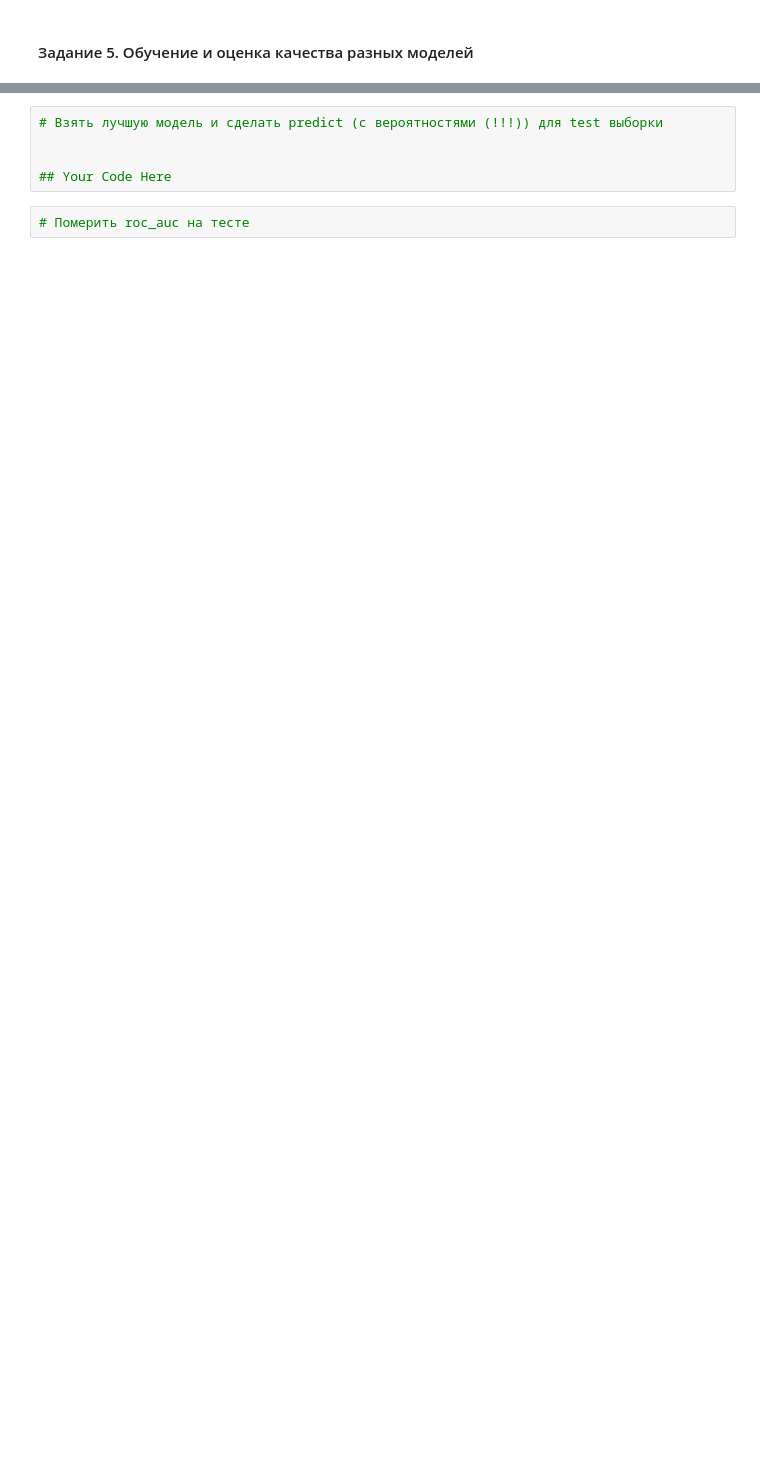
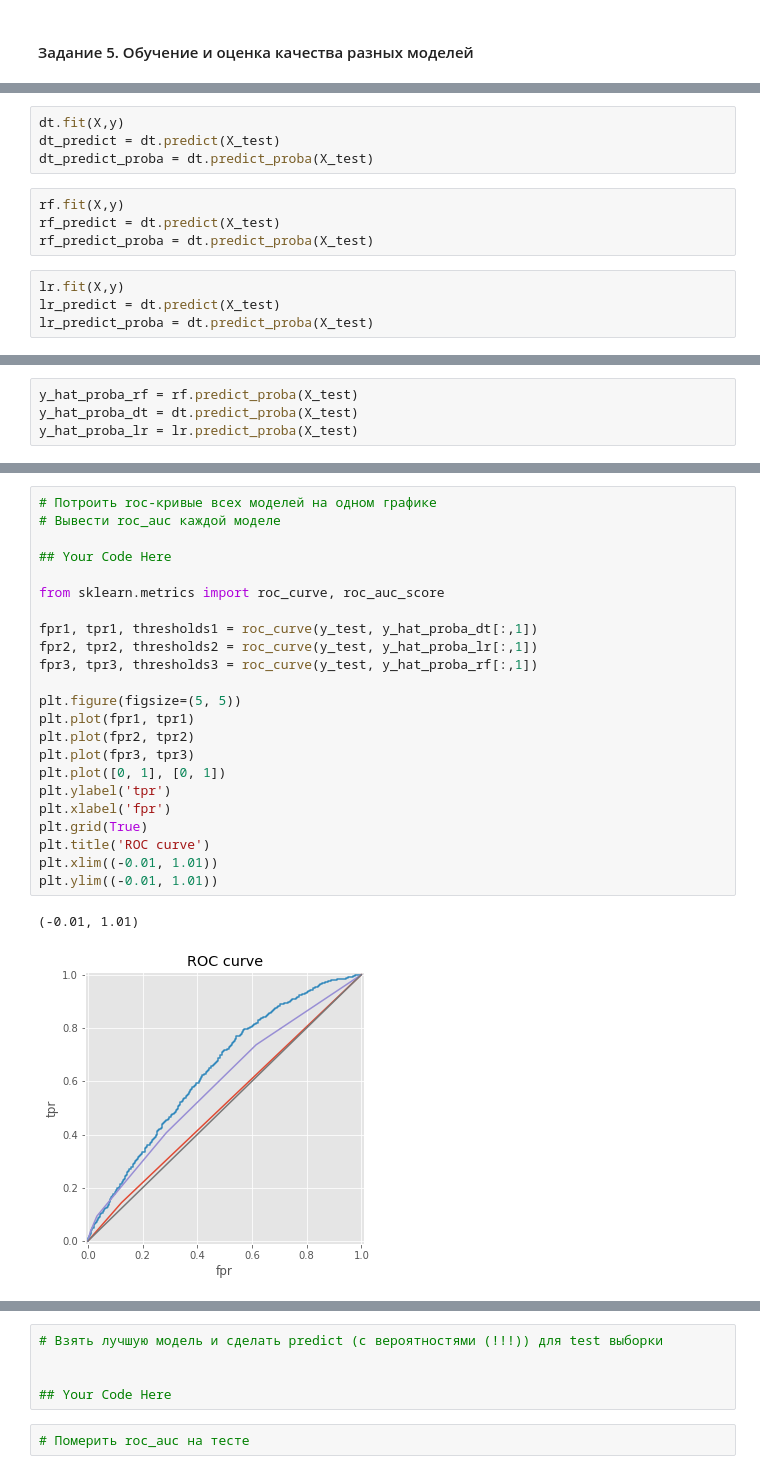
Before and after one commit to annkudinova/sfml, a Jupyter notebook: hw2_kudinova.ipynb, the cells around one changed output, grey strips where cells are left out. Saved outputs shown, nothing was run; the diff lists cells and outputs as text; blank space fills up the shorter version.

```diff
--- a/hw2_kudinova.ipynb
+++ b/hw2_kudinova.ipynb
@@ -352,3 +266,15 @@ ValueError: could not convert string to float: train
+# %%
+dt.fit(X,y)
+dt_predict = dt.predict(X_test)
+dt_predict_proba = dt.predict_proba(X_test)
+# %%
+rf.fit(X,y)
+rf_predict = dt.predict(X_test)
+rf_predict_proba = dt.predict_proba(X_test)
+# %%
+lr.fit(X,y)
+lr_predict = dt.predict(X_test)
+lr_predict_proba = dt.predict_proba(X_test)
 # %%
 # Посчитать метрики стандартные
 # accuracy, precision, recall
@@ -375,0 +314,4 @@ cv = StratifiedKFold(n_splits=10, shuffle=True, random_state=123)
+# %%
+y_hat_proba_rf = rf.predict_proba(X_test)
+y_hat_proba_dt = dt.predict_proba(X_test)
+y_hat_proba_lr = lr.predict_proba(X_test)
@@ -375,0 +350,26 @@ cv = StratifiedKFold(n_splits=10, shuffle=True, random_state=123)
+# %%
+# Потроить roc-кривые всех моделей на одном графике
+# Вывести roc_auc каждой моделе
+
+## Your Code Here
+
+from sklearn.metrics import roc_curve, roc_auc_score
+
+fpr1, tpr1, thresholds1 = roc_curve(y_test, y_hat_proba_dt[:,1])
+fpr2, tpr2, thresholds2 = roc_curve(y_test, y_hat_proba_lr[:,1])
+fpr3, tpr3, thresholds3 = roc_curve(y_test, y_hat_proba_rf[:,1])
+
+plt.figure(figsize=(5, 5))
+plt.plot(fpr1, tpr1)
+plt.plot(fpr2, tpr2)
+plt.plot(fpr3, tpr3)
+plt.plot([0, 1], [0, 1])
+plt.ylabel('tpr')
+plt.xlabel('fpr')
+plt.grid(True)
+plt.title('ROC curve')
+plt.xlim((-0.01, 1.01))
+plt.ylim((-0.01, 1.01))
+# %% [output]
+(-0.01, 1.01)
+[figure, added]
```
Also changed, not shown: parts of 29 cells of this notebook.
